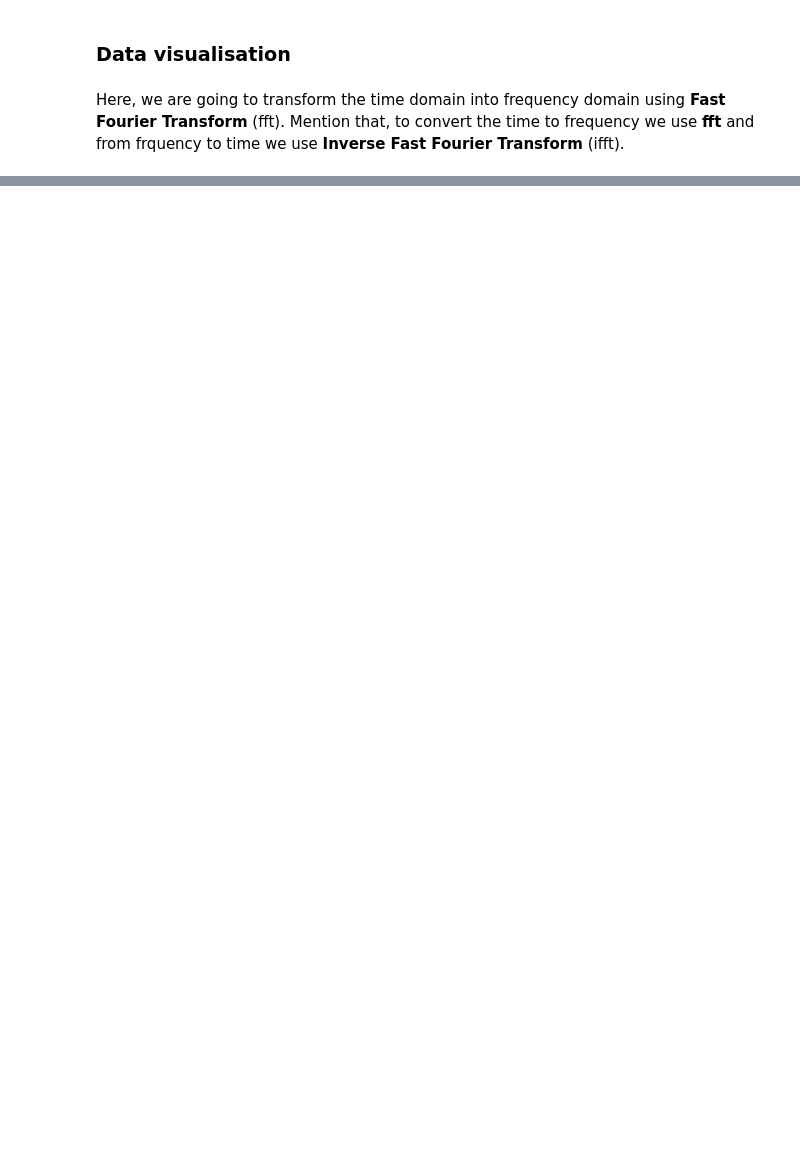
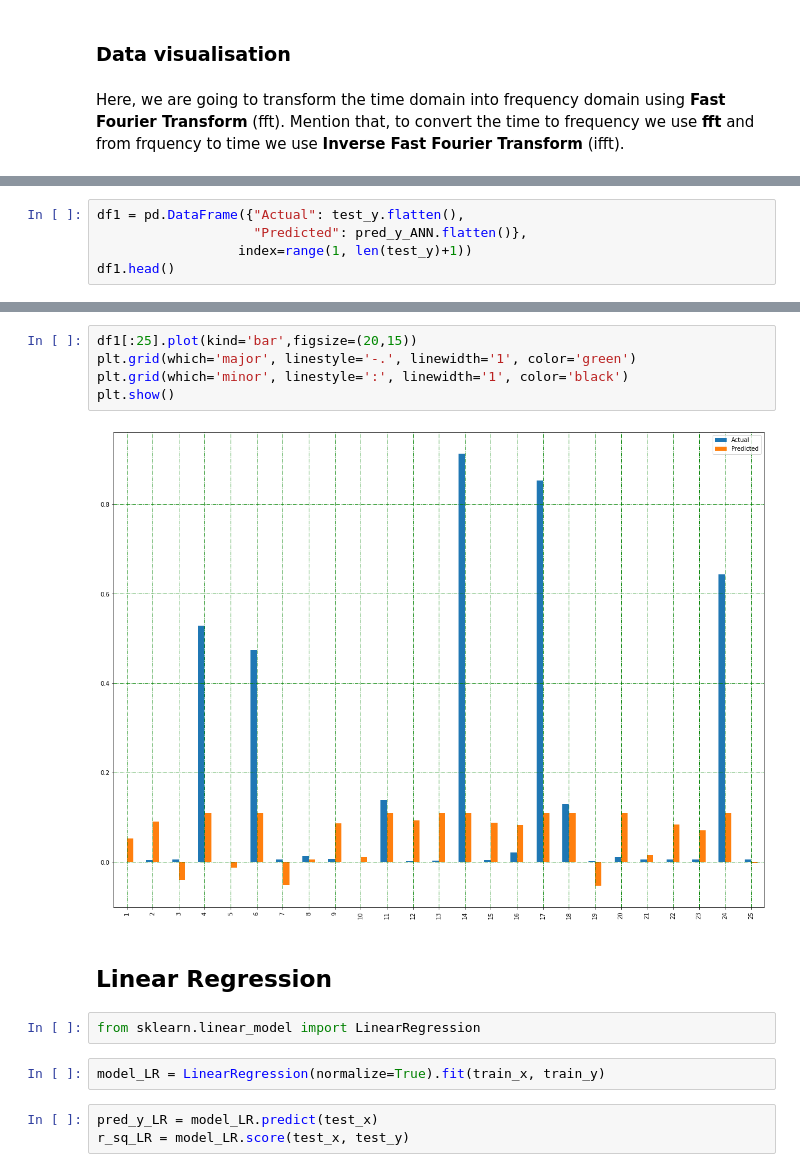
Before and after one commit to JaesonM/noise-reducing-work, a Jupyter notebook: Noise_reducing_work.ipynb, the cells around one changed output, grey strips where cells are left out. Saved outputs shown, nothing was run; the diff lists cells and outputs as text; blank space fills up the shorter version.

```diff
--- a/Noise_reducing_work.ipynb
+++ b/Noise_reducing_work.ipynb
@@ -53,0 +162,5 @@ plt.show()
+# %%
+df1 = pd.DataFrame({"Actual": test_y.flatten(),
+                    "Predicted": pred_y_ANN.flatten()},
+                  index=range(1, len(test_y)+1))
+df1.head()
@@ -53,0 +174,16 @@ plt.show()
+# %%
+df1[:25].plot(kind='bar',figsize=(20,15))
+plt.grid(which='major', linestyle='-.', linewidth='1', color='green')
+plt.grid(which='minor', linestyle=':', linewidth='1', color='black')
+plt.show()
+# %% [output]
+[figure, added]
+# %% [markdown]
+## Linear Regression
+# %%
+from sklearn.linear_model import LinearRegression
+# %%
+model_LR = LinearRegression(normalize=True).fit(train_x, train_y)
+# %%
+pred_y_LR = model_LR.predict(test_x)
+r_sq_LR = model_LR.score(test_x, test_y)
```
Also changed, not shown: parts of 49 cells of this notebook.
